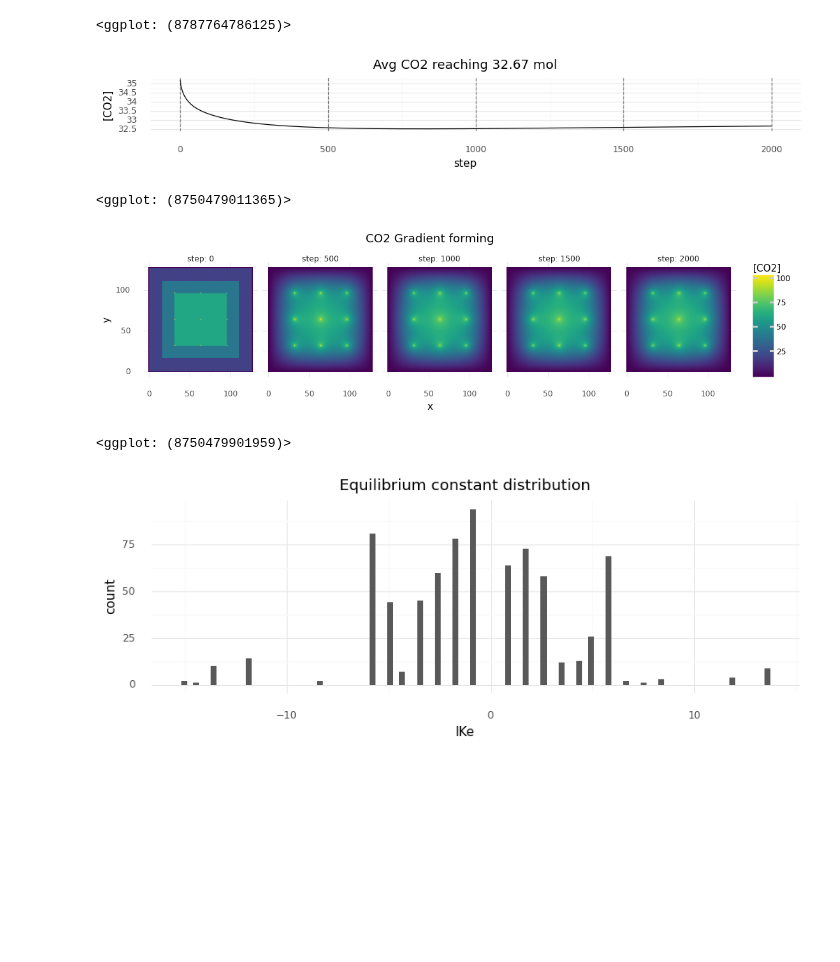
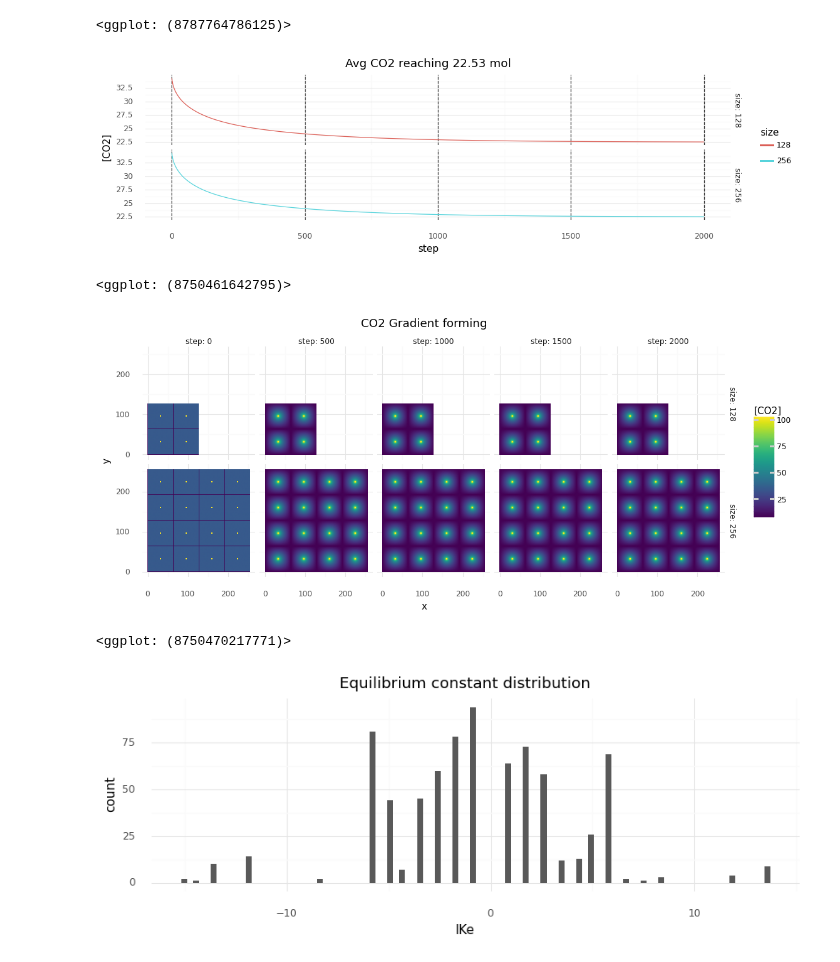
Before and after one commit to mRcSchwering/luca, a Jupyter notebook: e1_co2_fixing/prep.ipynb, the cells around one changed output. Drawn from its saved outputs; the diff is of its cells as text; code cells hidden in the pictures; blank space fills up the shorter version.

```diff
--- a/e1_co2_fixing/prep.ipynb
+++ b/e1_co2_fixing/prep.ipynb
@@ -106,27 +113,29 @@ for si in range(2_001):
 # %%
 df = pd.DataFrame.from_records(line_records)
 mu = world.molecule_map[CO2_I].mean().item()
-g = (ggplot(df)
-    + geom_line(aes(x="step", y="[CO2]"))
-    + theme(figure_size=(12, 1))
-    + ggtitle(f"Avg CO2 reaching {mu:.2f} mol"))
+
+g = ggplot(df)
 for xint in vlines:
     g += geom_vline(xintercept=xint, alpha=.5, linetype="dashed")
-g
+(g
+    + geom_line(aes(x="step", y="[CO2]", color="size"))
+    + facet_grid("size ~ .", labeller="label_both", scales="free")
+    + theme(figure_size=(12, 3))
+    + ggtitle(f"Avg CO2 reaching {mu:.2f} mol"))
 # %% [output]
-[figure, old version]
+[figure, new version]
-<ggplot: (8750479011365)>
+<ggplot: (8750461642795)>
 # %%
 df = pd.DataFrame.from_records(map_records)
 (ggplot(df)
     + geom_raster(aes(x="x", y="y", fill="[CO2]"))
-    + facet_grid(". ~ step", labeller="label_both")
+    + facet_grid("size ~ step", labeller="label_both")
     + coord_equal(expand=True)
-    + theme(figure_size=(12, 4))
+    + theme(figure_size=(12, 6))
     + ggtitle("CO2 Gradient forming"))
 # %% [output]
-[figure, old version]
+[figure, new version]
-<ggplot: (8750479901959)>
+<ggplot: (8750470217771)>
 # %%
 world = ms.World(chemistry=CHEMISTRY)
 genomes = [ms.random_genome(s=1000) for _ in range(100)]
```
Also changed, not shown: parts of 1 cell of this notebook, 1 other file.
